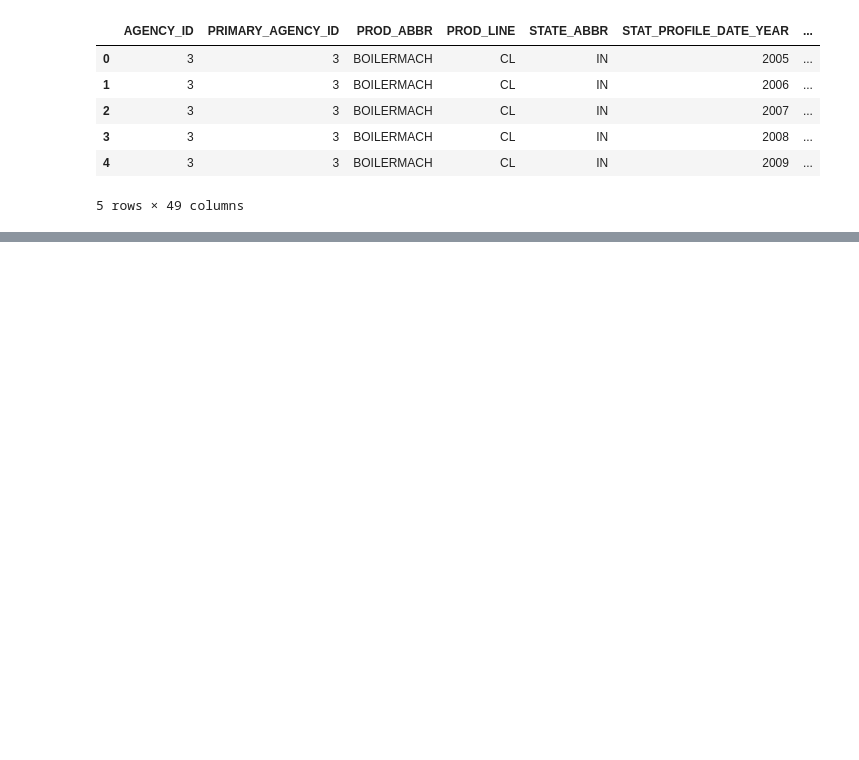
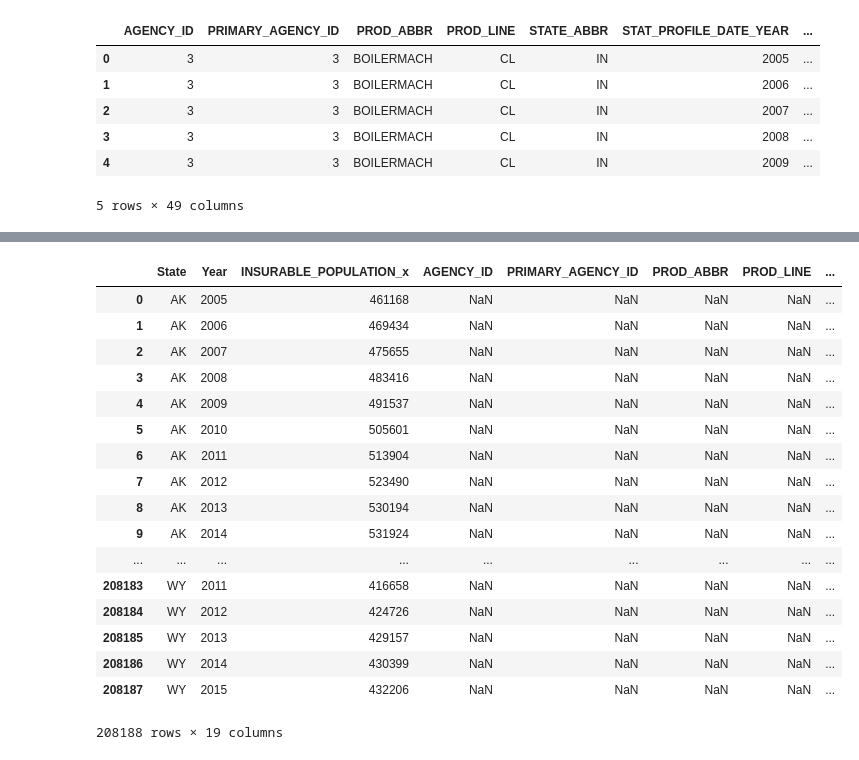
Before and after one commit to brownvarghese/Insurance-Agency-Performance-Analysis, a Jupyter notebook: Data cleaning & transformation/Datatransformation notebook.ipynb, the cells around one changed output, grey strips where cells are left out. Drawn from its saved outputs; the diff is of its cells as text; code cells hidden in the pictures; blank space fills up the shorter version.

```diff
--- a/Data cleaning & transformation/Datatransformation notebook.ipynb
+++ b/Data cleaning & transformation/Datatransformation notebook.ipynb
@@ -252,0 +165,9 @@ new_df.loc[new_df['ACTIVE_PRODUCERS'] == 99999]
+# %%
+new_df['AVG_AGE'] = (new_df["MAX_AGE"] - new_df["MIN_AGE"]) / new_df["ACTIVE_PRODUCERS"]
+
+new_df['AGENCY_PERFORMANCE'] = new_df["WRTN_PREM_AMT"]*(1-new_df["LOSS_RATIO_3YR"])
+
+new_df["DEMOGRAPHY"] = ""
+
+new_df["INSURABLE_POPULATION"] = ""
+new_df.head()
@@ -252,0 +201,5 @@ new_df.loc[new_df['ACTIVE_PRODUCERS'] == 99999]
+# %%
+new1_df=new_df.sort_values(['STATE_ABBR', 'STAT_PROFILE_DATE_YEAR'], ascending=[True, True])
+new1_df=new1_df.rename(columns = {'STATE_ABBR':'State'})
+new1_df=new1_df.rename(columns = {'STAT_PROFILE_DATE_YEAR':'Year'})
+new1_df.head()
@@ -252,0 +213,3 @@ new_df.loc[new_df['ACTIVE_PRODUCERS'] == 99999]
+# %%
+census_df = pd.read_csv("census_ext.csv")
+census_df.head()
@@ -252,0 +223,3 @@ new_df.loc[new_df['ACTIVE_PRODUCERS'] == 99999]
+# %%
+final_agency_df = pd.merge(census_df, new1_df, how='left', on=['State', 'Year'])
+final_agency_df
@@ -252,0 +233,21 @@ new_df.loc[new_df['ACTIVE_PRODUCERS'] == 99999]
+# %%
+final_agency_df
+# %% [output]
+|  | State | Year | INSURABLE_POPULATION_x | AGENCY_ID | PRIMARY_AGENCY_ID | PROD_ABBR | PROD_LINE | ... |
+| 0 | AK | 2005 | 461168 | NaN | NaN | NaN | NaN | ... |
+| 1 | AK | 2006 | 469434 | NaN | NaN | NaN | NaN | ... |
+| 2 | AK | 2007 | 475655 | NaN | NaN | NaN | NaN | ... |
+| 3 | AK | 2008 | 483416 | NaN | NaN | NaN | NaN | ... |
+| 4 | AK | 2009 | 491537 | NaN | NaN | NaN | NaN | ... |
+| 5 | AK | 2010 | 505601 | NaN | NaN | NaN | NaN | ... |
+| 6 | AK | 2011 | 513904 | NaN | NaN | NaN | NaN | ... |
+| 7 | AK | 2012 | 523490 | NaN | NaN | NaN | NaN | ... |
+| 8 | AK | 2013 | 530194 | NaN | NaN | NaN | NaN | ... |
+| 9 | AK | 2014 | 531924 | NaN | NaN | NaN | NaN | ... |
+| ... | ... | ... | ... | ... | ... | ... | ... | ... |
+| 208183 | WY | 2011 | 416658 | NaN | NaN | NaN | NaN | ... |
+| 208184 | WY | 2012 | 424726 | NaN | NaN | NaN | NaN | ... |
+| 208185 | WY | 2013 | 429157 | NaN | NaN | NaN | NaN | ... |
+| 208186 | WY | 2014 | 430399 | NaN | NaN | NaN | NaN | ... |
+| 208187 | WY | 2015 | 432206 | NaN | NaN | NaN | NaN | ... |
+208188 rows × 19 columns
```
Also changed, not shown: parts of 25 cells of this notebook, 5 other files.
